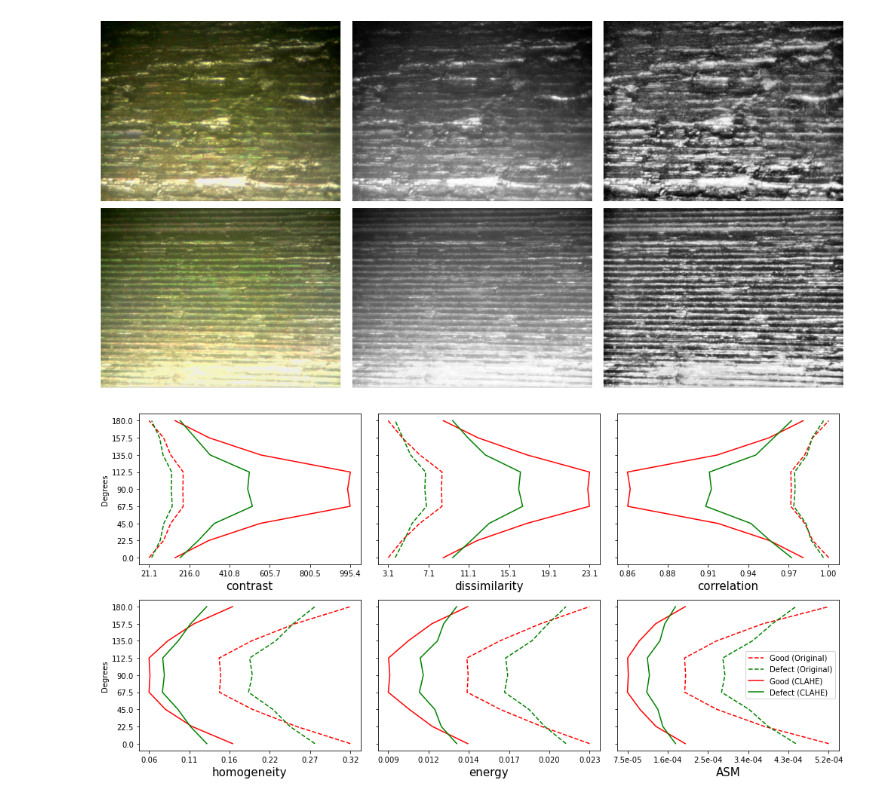
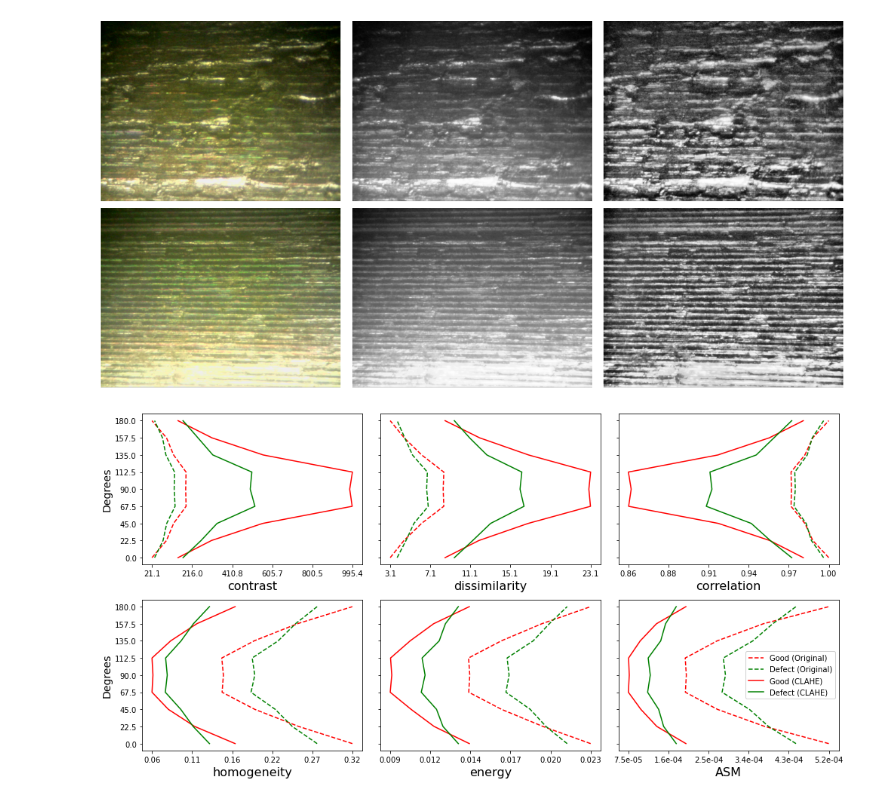
Before and after one commit to uleroboticsgroup/computer_vision_workpieces, a Jupyter notebook: gclm.ipynb, the cells around one changed output. Saved outputs shown, nothing was run; the diff lists cells and outputs as text; code cells hidden in the pictures.

```diff
--- a/gclm.ipynb
+++ b/gclm.ipynb
@@ -71,39 +71,40 @@ plt.show()
 # %% [output]
 [figure]
 # %%
+plt.rc('axes', labelsize=14)
 f, axs = plt.subplots(2,3,figsize=(14,7), sharey='row')
 for axs_id, prop in zip(range(6),props):
     ax = axs[int(axs_id/3)][axs_id%3]
     #ax.title.set_text(prop)
-    ax.set_xlabel(prop, fontsize=15)
+    ax.set_xlabel(prop, fontsize=16)
 
     ax.plot(ok_properties[prop], degrees, 'r--', label='Good (Original)')
     ax.plot(defect_properties[prop], degrees, 'g--', label='Defect (Original)')
 
     ax.plot(ok_properties[prop+'_clahe'], degrees, 'r', label='Good (CLAHE)')
     ax.plot(defect_properties[prop+'_clahe'], degrees, 'g', label='Defect (CLAHE)')
 
     ax.yaxis.set_ticks(degrees)
 
     data = np.concatenate((ok_properties[prop], defect_properties[prop], ok_properties[prop+'_clahe'], defect_properties[prop+'_clahe']), axis=None)
     dist = (max(data)-min(data))/5
     labels = np.append(np.arange(min(data), max(data), dist), max(data))
     ax.xaxis.set_ticks(labels)
     if dist>1:
         ax.xaxis.set_major_formatter(ticker.FormatStrFormatter('%0.1f'))
     elif dist>0.01:
         ax.xaxis.set_major_formatter(ticker.FormatStrFormatter('%0.2f'))
     elif dist>0.001:
         ax.xaxis.set_major_formatter(ticker.FormatStrFormatter('%0.3f'))
     else:
         ax.xaxis.set_major_formatter(ticker.FormatStrFormatter('%.1e'))
 
 axs[0][0].set_ylabel('Degrees')
 axs[1][0].set_ylabel('Degrees')
 ax.set_xlabel(prop)
 axs[1][2].legend(loc='center right', framealpha=0.9)
 f.tight_layout()
 plt.savefig('gclm_properties.png', dpi=200)
 plt.show()
 # %% [output]
-[figure, old version]
+[figure, new version]
```
Also changed, not shown: 15 other files.
